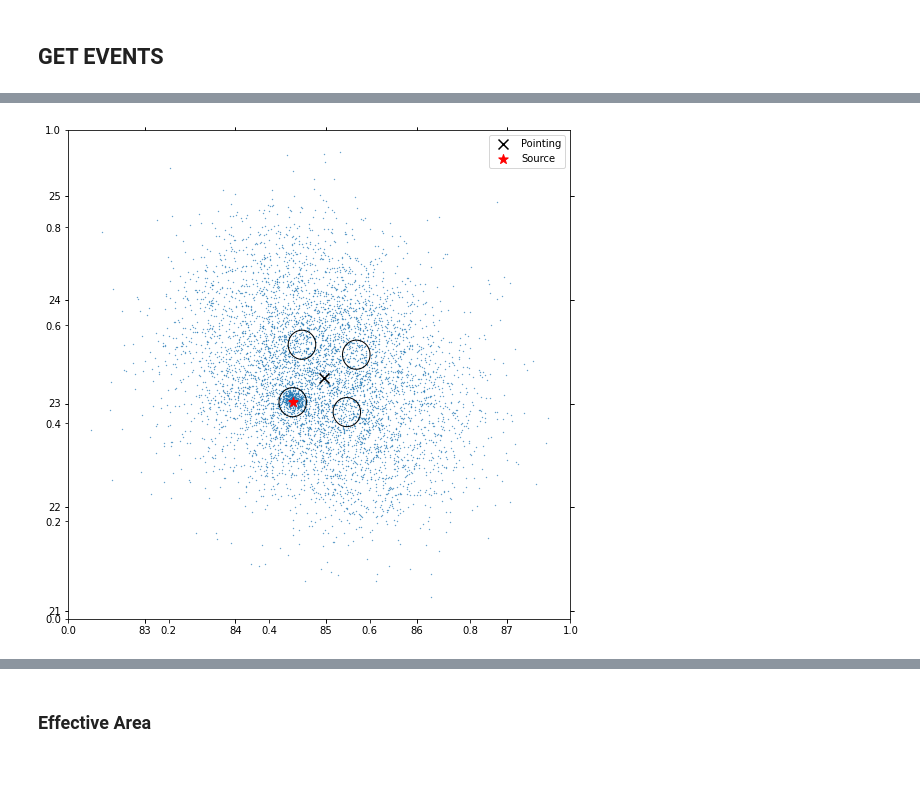
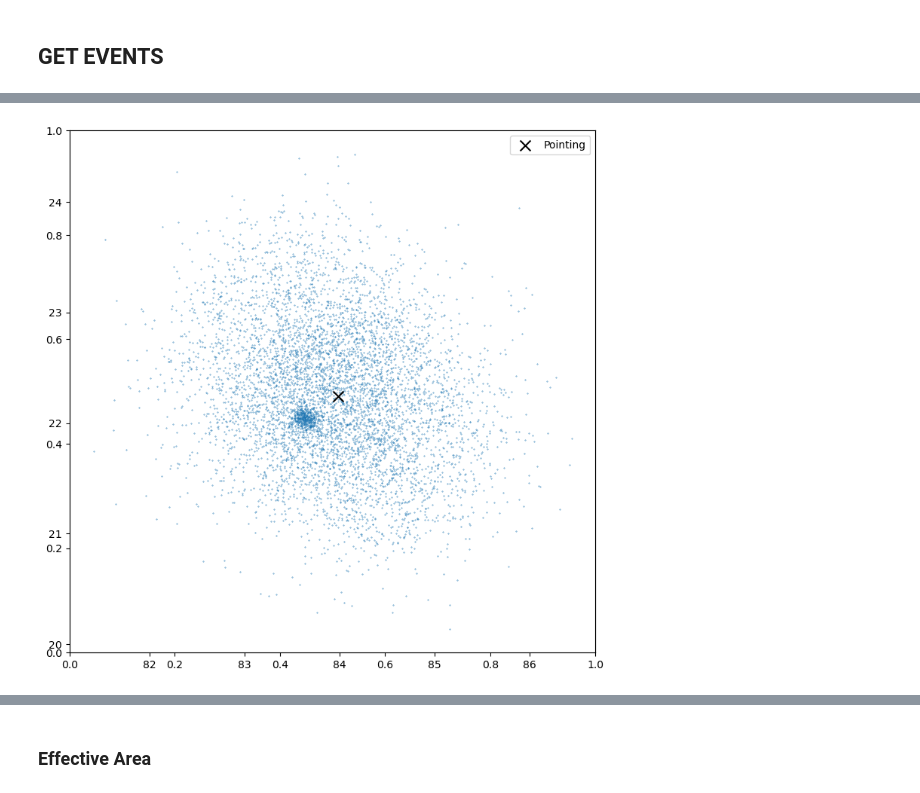
Before and after one commit to datacamp-astro/2022-arqus-bergen, a Jupyter notebook: hands_on/3_spectrum/Spectrum_no_gammapy_test.ipynb, the cells around one changed output, grey strips where cells are left out. Cells and saved outputs as stored; diff of their text form; code cells hidden in the pictures.

```diff
--- a/hands_on/3_spectrum/Spectrum_no_gammapy_test.ipynb
+++ b/hands_on/3_spectrum/Spectrum_no_gammapy_test.ipynb
@@ -201,25 +227,27 @@ off3 = SphericalCircle( (off3_pos.ra, off3_pos.dec),
 # %%
 fig, ax =  plt.subplots(figsize=(9,9))
 
-ax = fig.add_subplot(projection=wcs)
+ax = fig.add_subplot()
 
-ra = events_table['RA'] - 360
-dec = events_table['DEC']
+ra =   -360*u.deg + events_table['RA'] * u.deg
+
+dec = events_table['DEC']*u.deg
+
 ax.scatter(ra, dec, s=0.1)
 
 
 ax.scatter(pointing_pos.ra.value, pointing_pos.dec.value, marker='x', s=100, c='black', label ='Pointing'  )
-ax.scatter(source_pos.ra.value, source_pos.dec.value, marker='*', s=100, c='red', label ='Source'  )
+#ax.scatter(source_pos.ra.value, source_pos.dec.value, marker='*', s=100, c='red', label ='Source'  )
 
 
-ax.add_patch(on)
-ax.add_patch(off1)
-ax.add_patch(off2)
-ax.add_patch(off3)
+#ax.add_patch(on)
+#ax.add_patch(off1)
+#ax.add_patch(off2)
+#ax.add_patch(off3)
 
 ax.legend();
 # %% [output]
-[figure, old version]
+[figure, new version]
 # %%
 ra = events_table['RA']
 dec = events_table['DEC']
```
Also changed, not shown: parts of 38 cells of this notebook.
